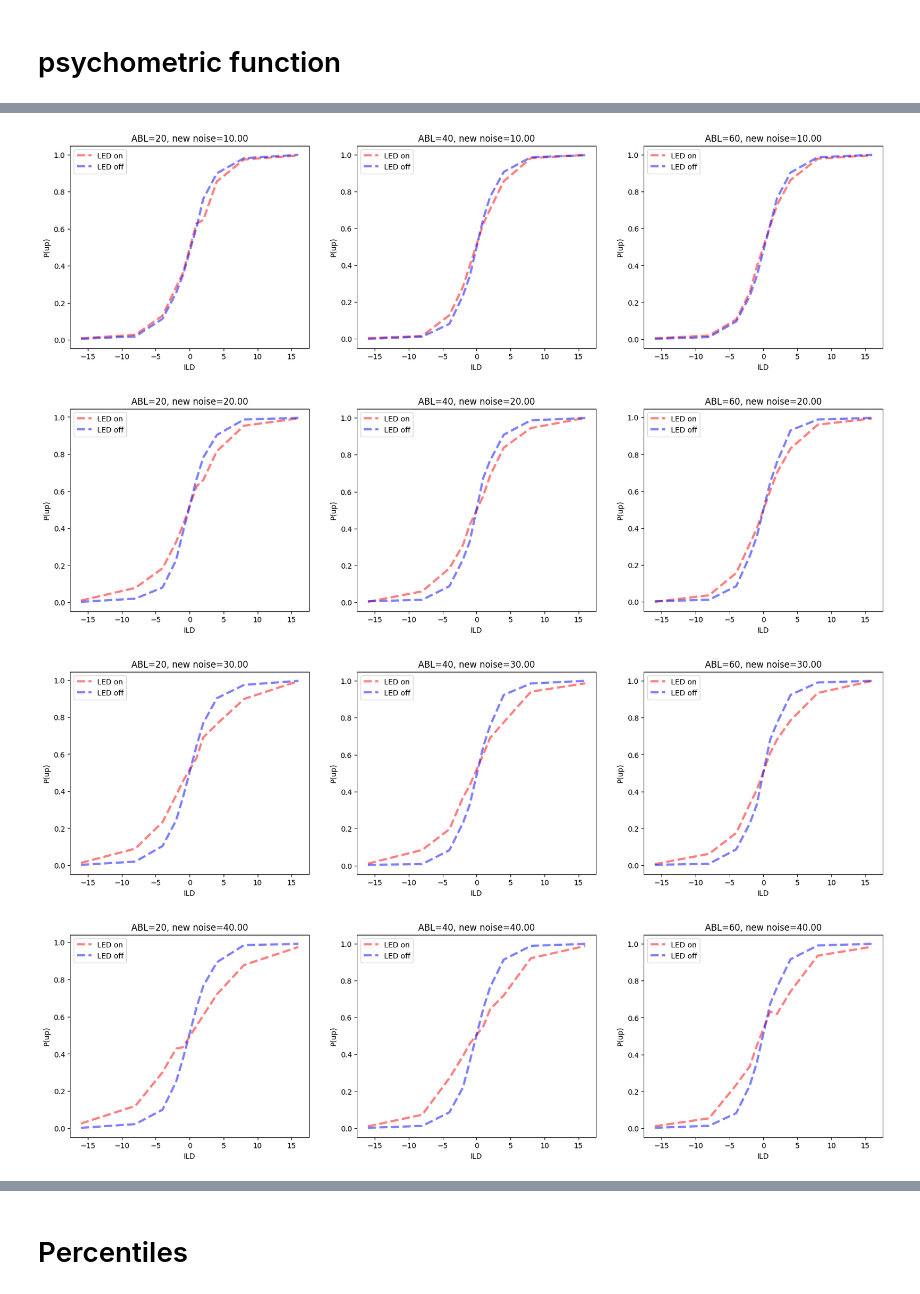
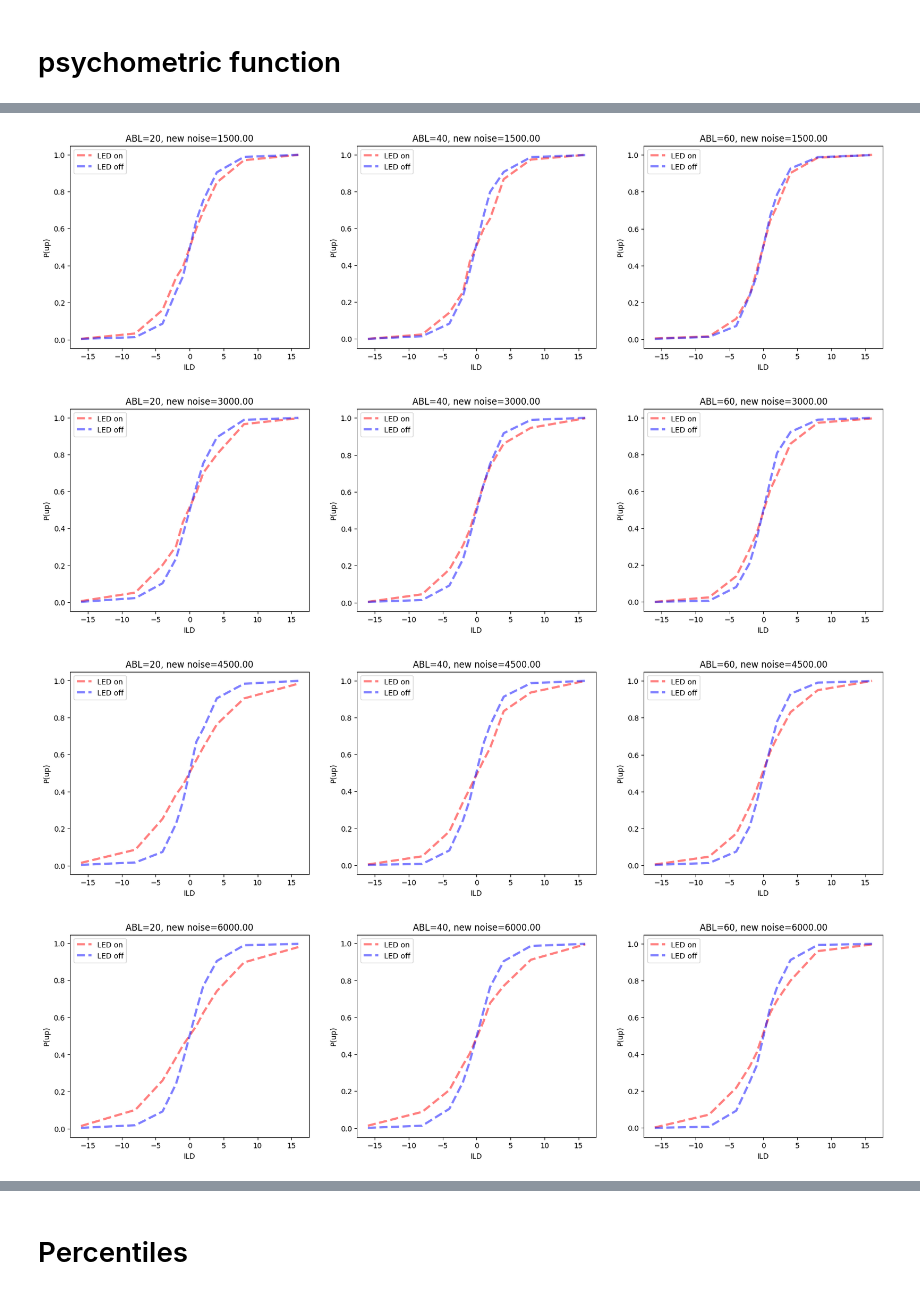
Before and after one commit to rakaar/ddm_data, a Jupyter notebook: simulations/increase_tied_noise.ipynb, the cells around one changed output, grey strips where cells are left out. Drawn from its saved outputs; the diff is of its cells as text; code cells hidden in the pictures.

```diff
--- a/simulations/increase_tied_noise.ipynb
+++ b/simulations/increase_tied_noise.ipynb
@@ -26,8 +26,10 @@ L = 0.5
 N_sim = int(50e3)
 dt = 1e-4
 
-new_noise_step_size = 10
+new_noise_step_size = 1500
 N_print = int(10e3)
+
+N_params = 10
 # %% [markdown]
 # ABL, ILD, stim and led times from data
 # %%
@@ -120,7 +122,7 @@ no change in aborts because change is in evidence process not proactive process
 # simulate many
 # %%
 noise_change_results_dict = {}
-for i in range(5):
+for i in range(N_params):
     new_noise = 0 + i * new_noise_step_size
 
     with parallel_backend('threading', n_jobs=-1):
@@ -155,7 +157,7 @@ V_A: 1.1, new noise: 40
 # %% [markdown]
 # psychometric function
 # %%
-for i in range(0, 5):
+for i in range(0, N_params):
     # for each V_A
     each_noise_results = noise_change_results_dict[i]['results']
     new_noise = noise_change_results_dict[i]['new_noise']
@@ -176,33 +178,33 @@ for i in range(0, 5):
         is_LED_trial = res['is_LED_trial']
         if is_LED_trial:
             if res['rt'] > res['t_stim'] and res['rt'] > res['t_led']:
                 num_trials_on[ABL][int(np.where(ILD_arr == ILD)[0][0])] += 1
                 if res['choice'] == 1:
                     num_up_on[ABL][int(np.where(ILD_arr == ILD)[0][0])] += 1
         elif not is_LED_trial:
             if res['rt'] > res['t_stim'] and res['rt'] > res['t_led']:
                 num_trials_off[ABL][int(np.where(ILD_arr == ILD)[0][0])] += 1
                 if res['choice'] == 1:
                     num_up_off[ABL][int(np.where(ILD_arr == ILD)[0][0])] += 1
 
 
 
 
 
     plt.figure(figsize=(20,5))
     for a, ABL in enumerate(ABL_arr):
         plt.subplot(1, len(ABL_arr), a+1)
         plt.title(f'ABL={ABL}, new noise={new_noise:.2f}')
 
 
         plt.plot(ILD_arr, num_up_on[ABL]/num_trials_on[ABL], label='LED on', linestyle='--', color='r', lw=3, alpha=0.5)
         plt.plot(ILD_arr, num_up_off[ABL]/num_trials_off[ABL], label='LED off', linestyle='--', color='b', lw=3, alpha=0.5)
 
         plt.legend()
         plt.xlabel('ILD'); plt.ylabel('P(up)');
 # %% [output]
 [figure]
-[figure, old version]
+[figure, new version]
 [figure]
-[figure, old version]
+[figure, new version]
-[figure, old version]
+[figure, new version]
```
Also changed, not shown: parts of 11 cells of this notebook, 5 other files.
